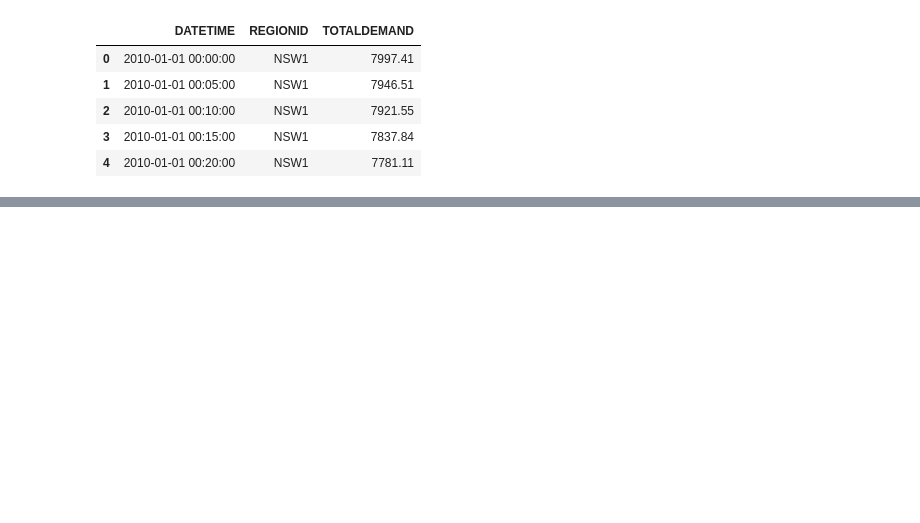
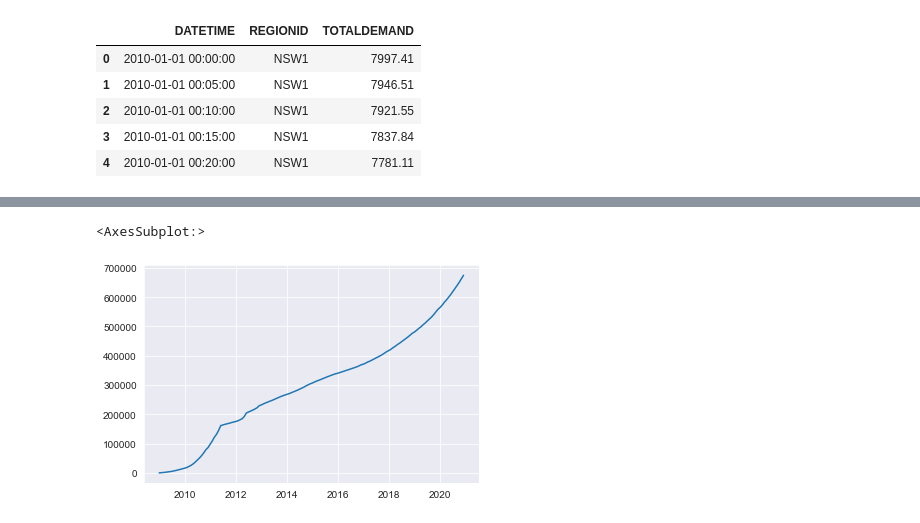
Before and after one commit to dmc-au/Team-A---Impacts-of-Household-PV-on-Grid-Demand, a Jupyter notebook: src/sam_eda.ipynb, the cells around one changed output, grey strips where cells are left out. Cells and saved outputs as stored; diff of their text form; code cells hidden in the pictures; blank space fills up the shorter version.

```diff
--- a/src/sam_eda.ipynb
+++ b/src/sam_eda.ipynb
@@ -24,0 +68,3 @@ dtype: object
+# %%
+mask09 = nsw_mask(solar09_df)
+nsw09_df = solar09_df.loc[mask09]
@@ -24,0 +74,43 @@ dtype: object
+# %%
+# Get total number of units added in usable format
+solar_units = nsw09_df.filter(regex='2009 - Installations Quantity', axis=1).sum()
+solar_units.index = ['Jan 2009', 'Feb 2009', 'Mar 2009', 'Apr 2009', 'May 2009', 'Jun 2009',
+                 'Jul 2009', 'Aug 2009', 'Sep 2009', 'Oct 2009', 'Nov 2009', 'Dec 2009']
+solar_units.index = pd.to_datetime(solar_units.index)
+
+# Do the same for power added
+solar_output = nsw09_df.filter(regex='2009 - SGU Rated Output In kW', axis=1).sum()
+solar_output.index = ['Jan 2009', 'Feb 2009', 'Mar 2009', 'Apr 2009', 'May 2009', 'Jun 2009',
+                      'Jul 2009', 'Aug 2009', 'Sep 2009', 'Oct 2009', 'Nov 2009', 'Dec 2009']
+solar_output.index = pd.to_datetime(solar_output.index)
+# %%
+# Add data from other workbooks
+months = ['Jan ', 'Feb ', 'Mar ', 'Apr ', 'May ', 'Jun ',
+          'Jul ', 'Aug ', 'Sep ', 'Oct ', 'Nov ', 'Dec ']
+
+
+for year in range(2010, 2021):
+    df = pd.read_excel('../data/raw/Postcode data for small-scale installations ' + str(year) + ' - all data.xlsx',
+                    sheet_name=0, header=2)
+    # filter by NSW data only
+    loc_mask = nsw_mask(df)
+    df = df.loc[loc_mask]
+    # separate Quantity and Output
+    df_units = df.filter(regex= str(year) + ' - Installations Quantity', axis=1).sum()
+    df_output = df.filter(regex= str(year) + ' - SGU Rated Output In kW', axis=1).sum()
+    # Reset index to datetime
+    month_year = []
+    for month in months:
+        month_year.append(month + str(year))
+    df_units.index = month_year
+    df_units.index = pd.to_datetime(df_units.index)
+    df_output.index = month_year
+    df_output.index = pd.to_datetime(df_output.index)
+    # Append to end of dataframe
+    solar_units = pd.concat([solar_units, df_units])
+    solar_output = pd.concat([solar_output, df_output])
+# %%
+sns.lineplot(data=solar_units.cumsum())
+# %% [output]
+<AxesSubplot:>
+[figure, added]
```
Also changed, not shown: parts of 17 cells of this notebook.
